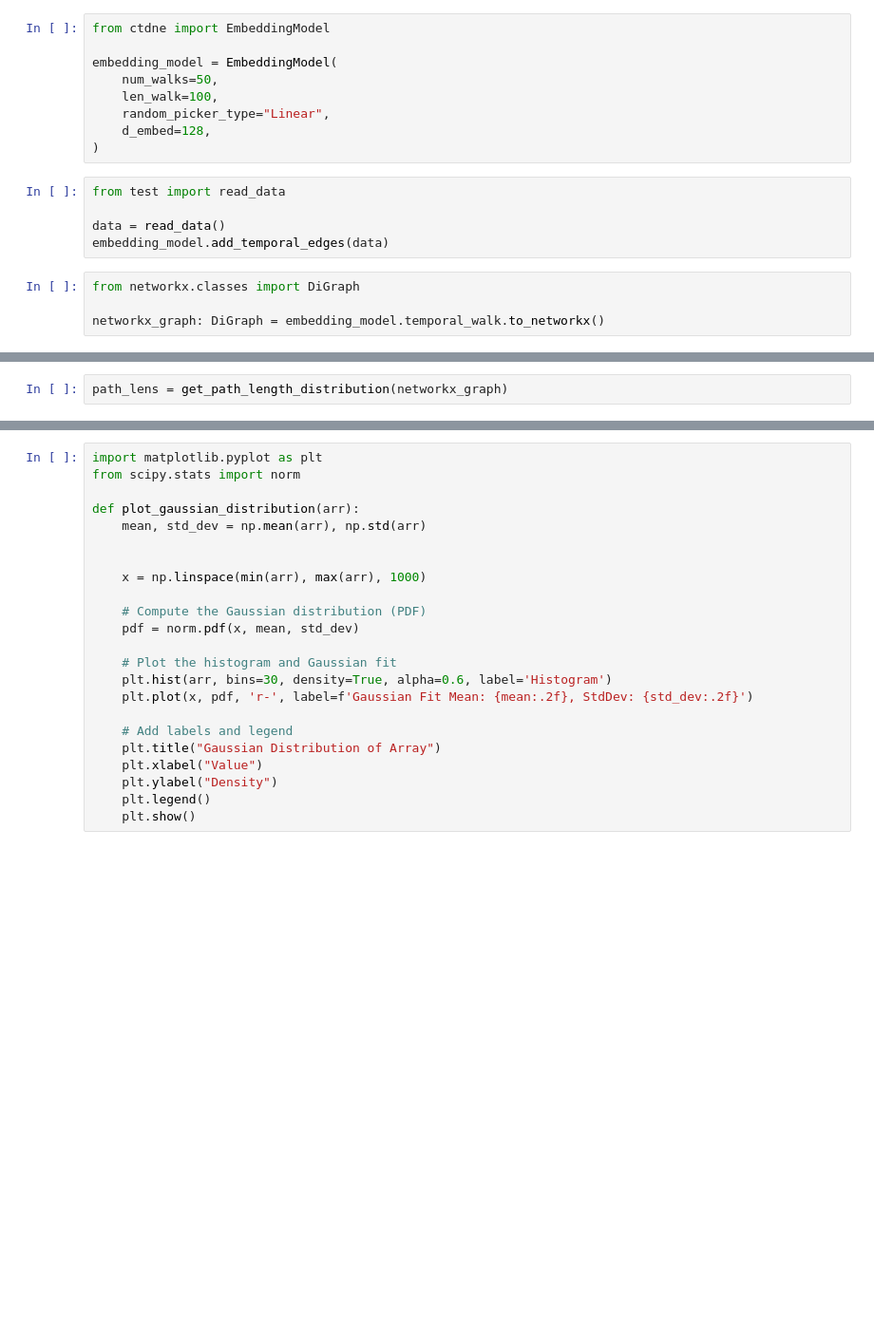
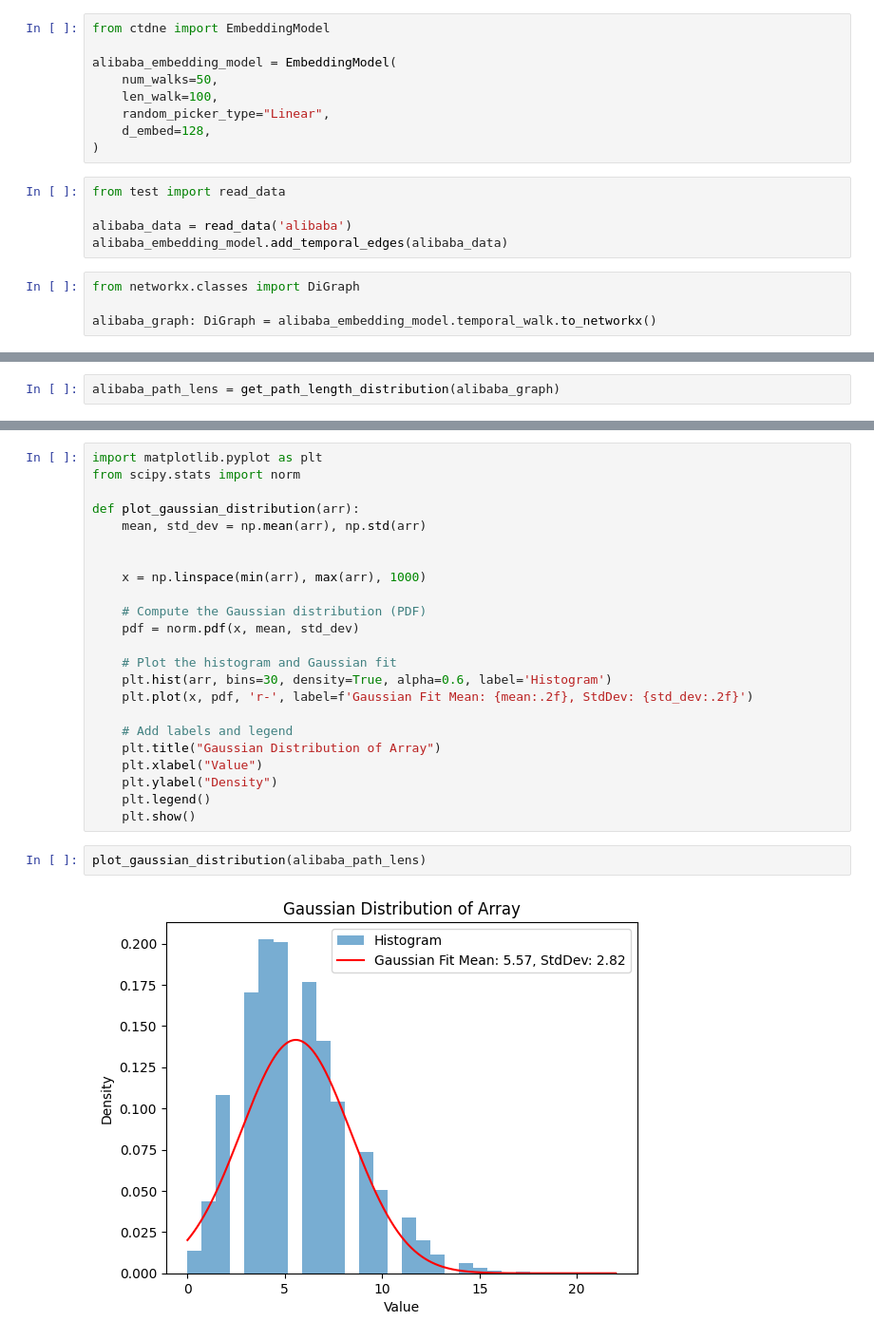
Before and after one commit to ashfaq1701/ctdne, a Jupyter notebook: walk_analysis.ipynb, the cells around one changed output, grey strips where cells are left out. Shown at 95% size. Saved outputs shown, nothing was run; the diff lists cells and outputs as text; blank space fills up the shorter version.

```diff
--- a/walk_analysis.ipynb
+++ b/walk_analysis.ipynb
@@ -16,7 +90,7 @@ array([14857, 11162, 18705, 19193, 12736, 15727, 13090,  4089,  6345,
 # %%
 from ctdne import EmbeddingModel
 
-embedding_model = EmbeddingModel(
+alibaba_embedding_model = EmbeddingModel(
     num_walks=50,
     len_walk=100,
     random_picker_type="Linear",
@@ -25,12 +99,12 @@ embedding_model = EmbeddingModel(
 # %%
 from test import read_data
 
-data = read_data()
-embedding_model.add_temporal_edges(data)
+alibaba_data = read_data('alibaba')
+alibaba_embedding_model.add_temporal_edges(alibaba_data)
 # %%
 from networkx.classes import DiGraph
 
-networkx_graph: DiGraph = embedding_model.temporal_walk.to_networkx()
+alibaba_graph: DiGraph = alibaba_embedding_model.temporal_walk.to_networkx()
 # %%
 from collections import deque
 
@@ -56,4 +130,4 @@ def get_path_length_distribution(graph):
 
     return path_lengths
 # %%
-path_lens = get_path_length_distribution(networkx_graph)
+alibaba_path_lens = get_path_length_distribution(alibaba_graph)
@@ -80,4 +158,8 @@ def plot_gaussian_distribution(arr):
     plt.ylabel("Density")
     plt.legend()
     plt.show()
+# %%
+plot_gaussian_distribution(alibaba_path_lens)
+# %% [output]
+[figure, added]
 # %%
```
Also changed, not shown: parts of 22 cells of this notebook, 1 other file.
